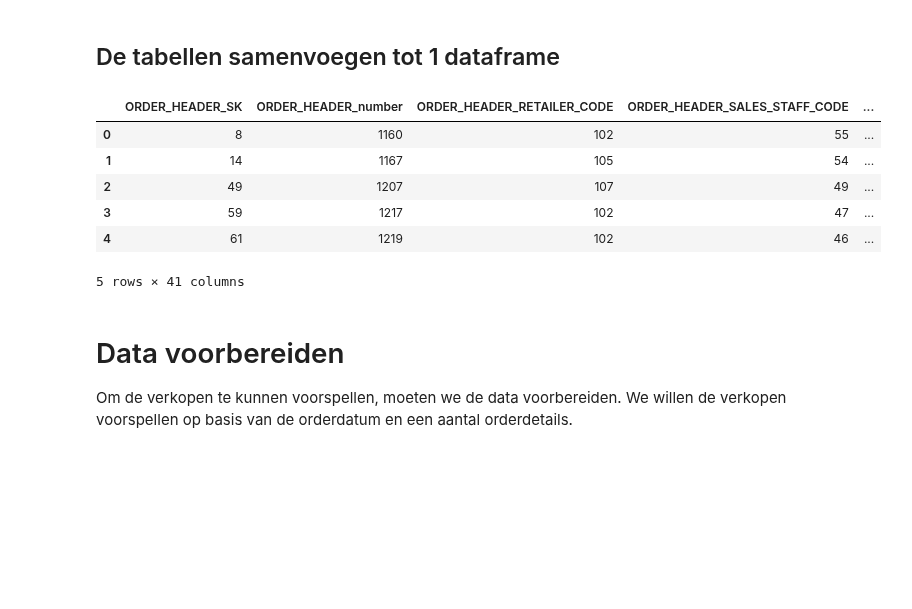
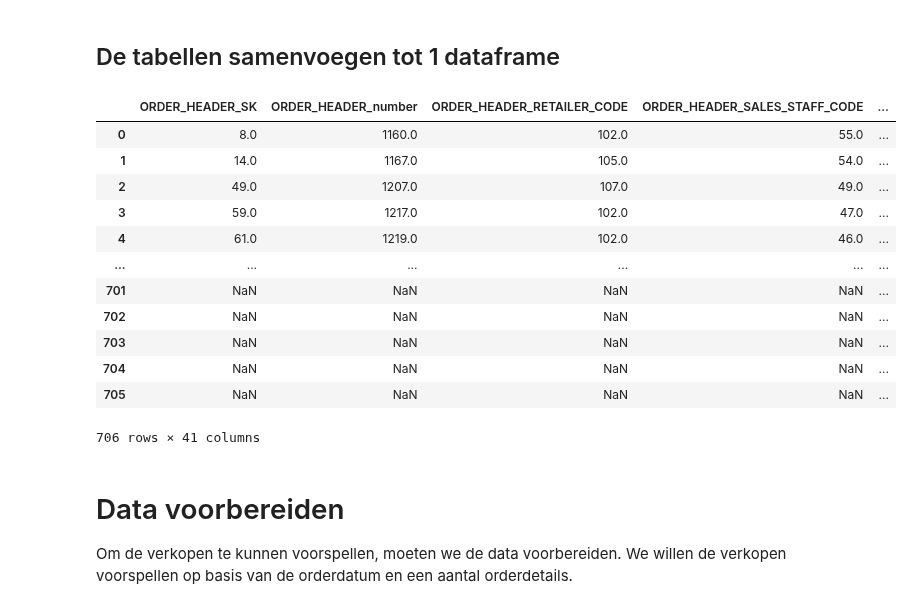
Before and after one commit to Nrojt/SE4-DEDS-Pyhton-opdrachten, a Jupyter notebook: week 8/8.1/Practicum_8.1.ipynb, the cells around one changed output. Drawn from its saved outputs; the diff is of its cells as text; code cells hidden in the pictures; blank space fills up the shorter version.

```diff
--- a/week 8/8.1/Practicum_8.1.ipynb
+++ b/week 8/8.1/Practicum_8.1.ipynb
@@ -133,18 +169,24 @@ product.head()
 # %%
 order_combined = pd.merge(order_header, order, left_on='ORDER_HEADER_ORDER_order_number', right_on='ORDER_SK')
 order_combined = pd.merge(order_combined, order_details, left_on='ORDER_SK', right_on='ORDER_DETAILS_ORDER_NUMBER_order')
 order_combined = pd.merge(order_combined, unit, left_on='ORDER_DETAILS_UNIT_ID_unit', right_on='UNIT_SK')
 order_combined = pd.merge(order_combined, product, left_on='ORDER_DETAILS_PRODUCT_NUMBER_product', right_on='PRODUCT_SK')
 
-order_combined.head()
+order_combined
 # %% [output]
 |  | ORDER_HEADER_SK | ORDER_HEADER_number | ORDER_HEADER_RETAILER_CODE | ORDER_HEADER_SALES_STAFF_CODE | ... |
-| 0 | 8 | 1160 | 102 | 55 | ... |
-| 1 | 14 | 1167 | 105 | 54 | ... |
-| 2 | 49 | 1207 | 107 | 49 | ... |
-| 3 | 59 | 1217 | 102 | 47 | ... |
-| 4 | 61 | 1219 | 102 | 46 | ... |
+| 0 | 8.0 | 1160.0 | 102.0 | 55.0 | ... |
+| 1 | 14.0 | 1167.0 | 105.0 | 54.0 | ... |
+| 2 | 49.0 | 1207.0 | 107.0 | 49.0 | ... |
+| 3 | 59.0 | 1217.0 | 102.0 | 47.0 | ... |
+| 4 | 61.0 | 1219.0 | 102.0 | 46.0 | ... |
+| ... | ... | ... | ... | ... | ... |
+| 701 | NaN | NaN | NaN | NaN | ... |
+| 702 | NaN | NaN | NaN | NaN | ... |
+| 703 | NaN | NaN | NaN | NaN | ... |
+| 704 | NaN | NaN | NaN | NaN | ... |
+| 705 | NaN | NaN | NaN | NaN | ... |
-5 rows × 41 columns
+706 rows × 41 columns
 # %% [markdown]
 # Data voorbereiden
 Om de verkopen te kunnen voorspellen, moeten we de data voorbereiden. We willen de verkopen voorspellen op basis van de orderdatum en een aantal orderdetails.
```
Also changed, not shown: parts of 12 cells of this notebook.
